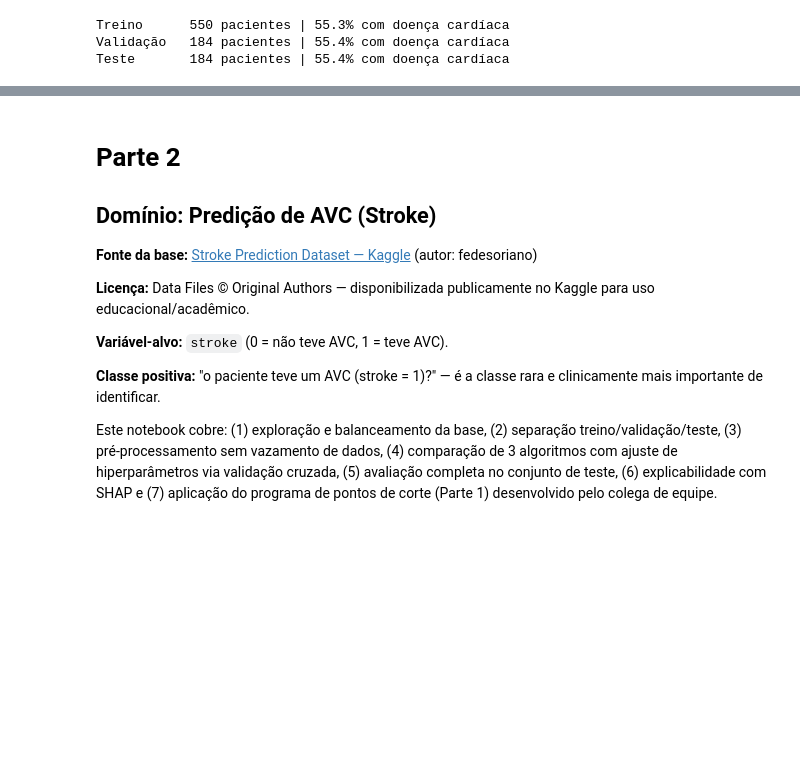
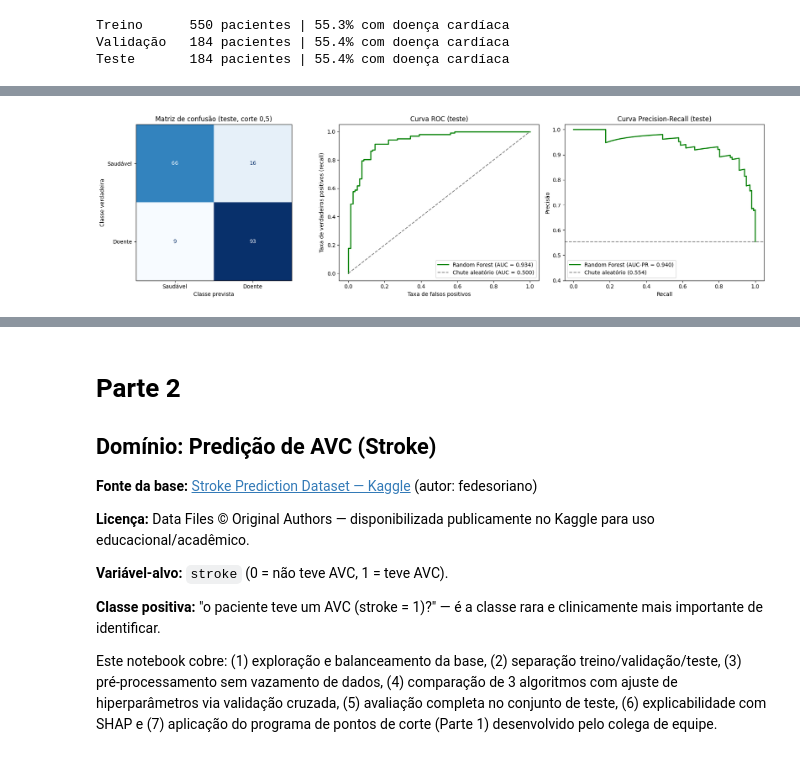
Before and after one commit to arthurrsn/analise-probabilidade-classificacao-binaria, a Jupyter notebook: histograma-classificacao-binaria.ipynb, the cells around one changed output, grey strips where cells are left out. Drawn from its saved outputs; the diff is of its cells as text; code cells hidden in the pictures; blank space fills up the shorter version.

```diff
--- a/histograma-classificacao-binaria.ipynb
+++ b/histograma-classificacao-binaria.ipynb
@@ -868,0 +954,6 @@ estaria aprendendo um artefato da coleta, não um sinal médico.
+# %%
+y_prob_test = prob_positiva(melhor_modelo, X_test)
+
+display(pd.DataFrame.from_dict(
+    {f'{nome_melhor} (teste)': avaliar(melhor_modelo, X_test, y_test)}, orient='index'
+).round(4))
@@ -868,0 +963,36 @@ estaria aprendendo um artefato da coleta, não um sinal médico.
+# %%
+from sklearn.metrics import ConfusionMatrixDisplay
+
+fig, (ax_mc, ax_roc, ax_pr) = plt.subplots(1, 3, figsize=(18, 5))
+
+ConfusionMatrixDisplay.from_predictions(
+    y_test, (y_prob_test >= LIMIAR_PADRAO).astype(int), labels=[0, 1],
+    display_labels=['Saudável', 'Doente'], cmap='Blues', colorbar=False, ax=ax_mc,
+)
+ax_mc.set_title('Matriz de confusão (teste, corte 0,5)')
+ax_mc.set_xlabel('Classe prevista')
+ax_mc.set_ylabel('Classe verdadeira')
+
+fpr, tpr, _ = roc_curve(y_test, y_prob_test, pos_label=1)
+ax_roc.plot(fpr, tpr, linewidth=2, color='green',
+            label=f'{nome_melhor} (AUC = {roc_auc_score(y_test, y_prob_test):.3f})')
+ax_roc.plot([0, 1], [0, 1], '--', color='gray', label='Chute aleatório (AUC = 0.500)')
+ax_roc.set_title('Curva ROC (teste)')
+ax_roc.set_xlabel('Taxa de falsos positivos')
+ax_roc.set_ylabel('Taxa de verdadeiros positivos (recall)')
+ax_roc.legend(loc='lower right')
+
+precisoes, recalls, _ = precision_recall_curve(y_test, y_prob_test, pos_label=1)
+ax_pr.plot(recalls, precisoes, linewidth=2, color='green',
+           label=f'{nome_melhor} (AUC-PR = {auc(recalls, precisoes):.3f})')
+ax_pr.axhline(y_test.mean(), linestyle='--', color='gray', label=f'Chute aleatório ({y_test.mean():.3f})')
+ax_pr.set_title('Curva Precision-Recall (teste)')
+ax_pr.set_xlabel('Recall')
+ax_pr.set_ylabel('Precisão')
+ax_pr.set_ylim(0.4, 1.02)
+ax_pr.legend(loc='lower left')
+
+plt.tight_layout()
+plt.show()
+# %% [output]
+[figure, added]
```
Also changed, not shown: parts of 53 cells of this notebook, 1 other file.
